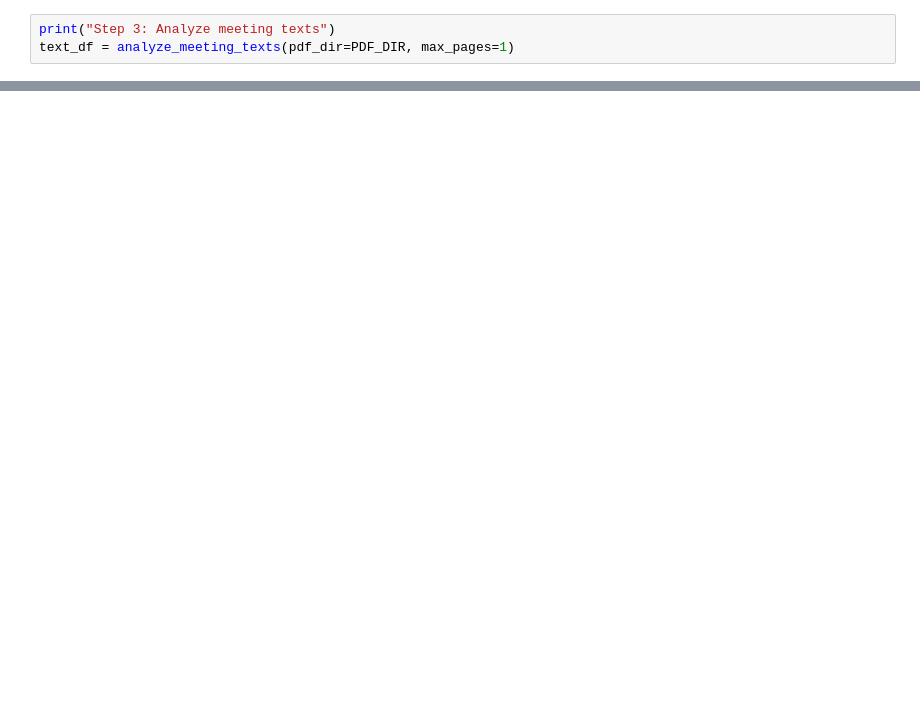
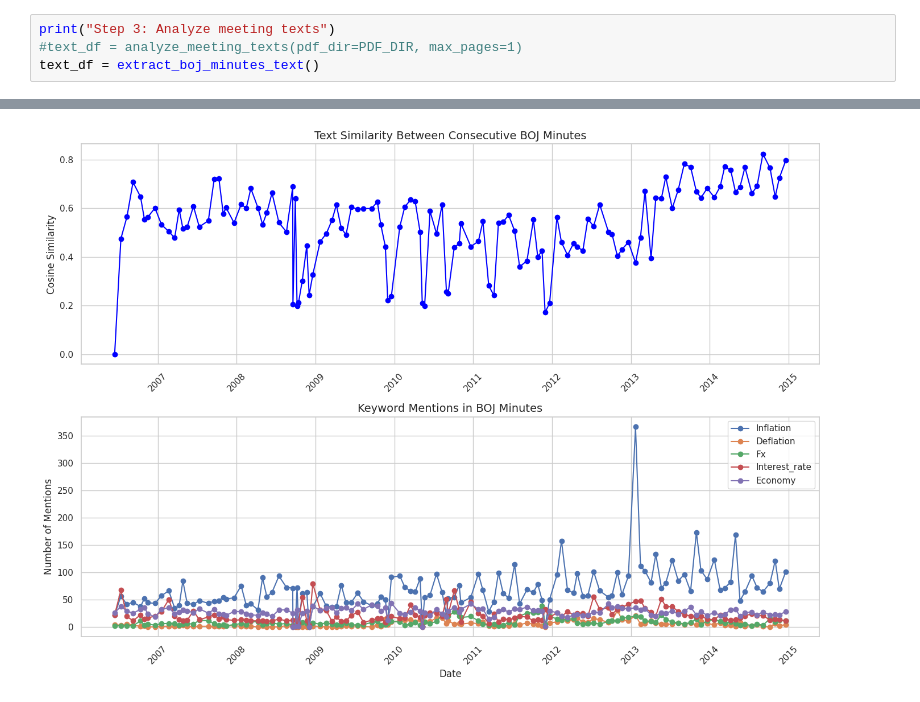
Before and after one commit to tsenga2/boj-meeting-analysis, a Jupyter notebook: main.ipynb, the cells around one changed output, grey strips where cells are left out. Saved outputs shown, nothing was run; the diff lists cells and outputs as text; blank space fills up the shorter version.

```diff
--- a/main.ipynb
+++ b/main.ipynb
@@ -38,3 +133,5 @@ download_boj_pdfs()  # Adjust year range as needed
 # %%
 print("Step 3: Analyze meeting texts")
-text_df = analyze_meeting_texts(pdf_dir=PDF_DIR, max_pages=1)
+#text_df = analyze_meeting_texts(pdf_dir=PDF_DIR, max_pages=1)
+text_df = extract_boj_minutes_text()
+# %% [output]
@@ -41,3 +155,4 @@ text_df = analyze_meeting_texts(pdf_dir=PDF_DIR, max_pages=1)
+[figure, added]
 # %%
 print("Step 4: Fetch market data")
 market_data = fetch_market_data()
```
Also changed, not shown: parts of 11 cells of this notebook.
